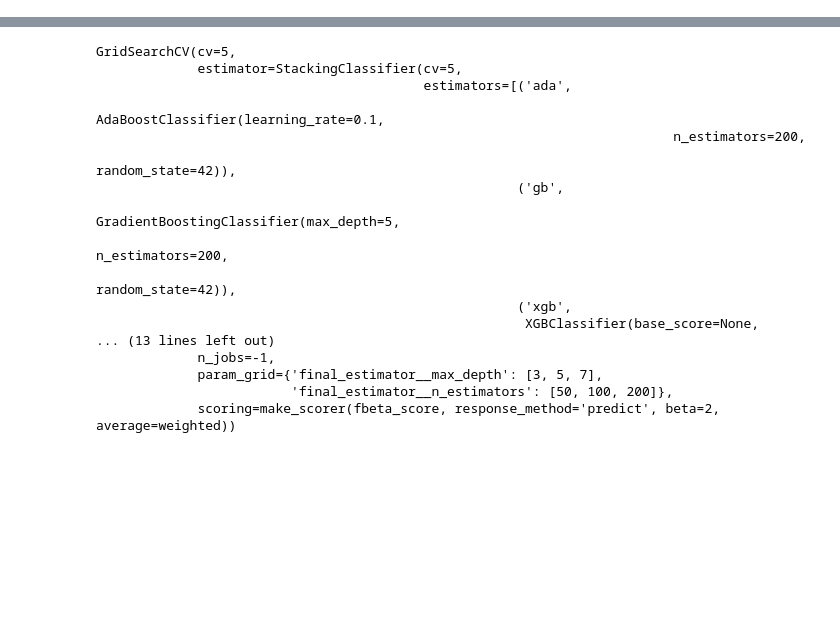
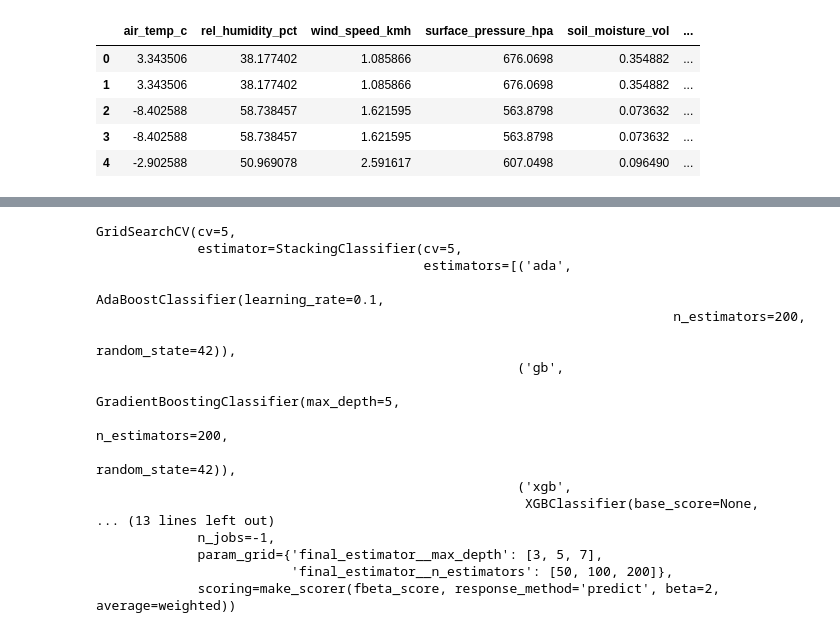
Before and after one commit to mdcreator-2/lookout-grid, a Jupyter notebook: ml/forest_fire_final.ipynb, the cells around one changed output, grey strips where cells are left out. Saved outputs shown, nothing was run; the diff lists cells and outputs as text; code cells hidden in the pictures; blank space fills up the shorter version.

```diff
--- a/ml/forest_fire.ipynb
+++ b/ml/forest_fire_final.ipynb
@@ -50,3 +35,12 @@ df=df.drop(columns=['flame_intensity','light_intensity'])
+# %%
+df.head()
+# %% [output]
+|  | air_temp_c | rel_humidity_pct | wind_speed_kmh | surface_pressure_hpa | soil_moisture_vol | ... |
+| 0 | 3.343506 | 38.177402 | 1.085866 | 676.0698 | 0.354882 | ... |
+| 1 | 3.343506 | 38.177402 | 1.085866 | 676.0698 | 0.354882 | ... |
+| 2 | -8.402588 | 58.738457 | 1.621595 | 563.8798 | 0.073632 | ... |
+| 3 | -8.402588 | 58.738457 | 1.621595 | 563.8798 | 0.073632 | ... |
+| 4 | -2.902588 | 50.969078 | 2.591617 | 607.0498 | 0.096490 | ... |
 # %%
 df.describe()
 # %% [output]
```
Also changed, not shown: parts of 26 cells of this notebook, 4 other files.
